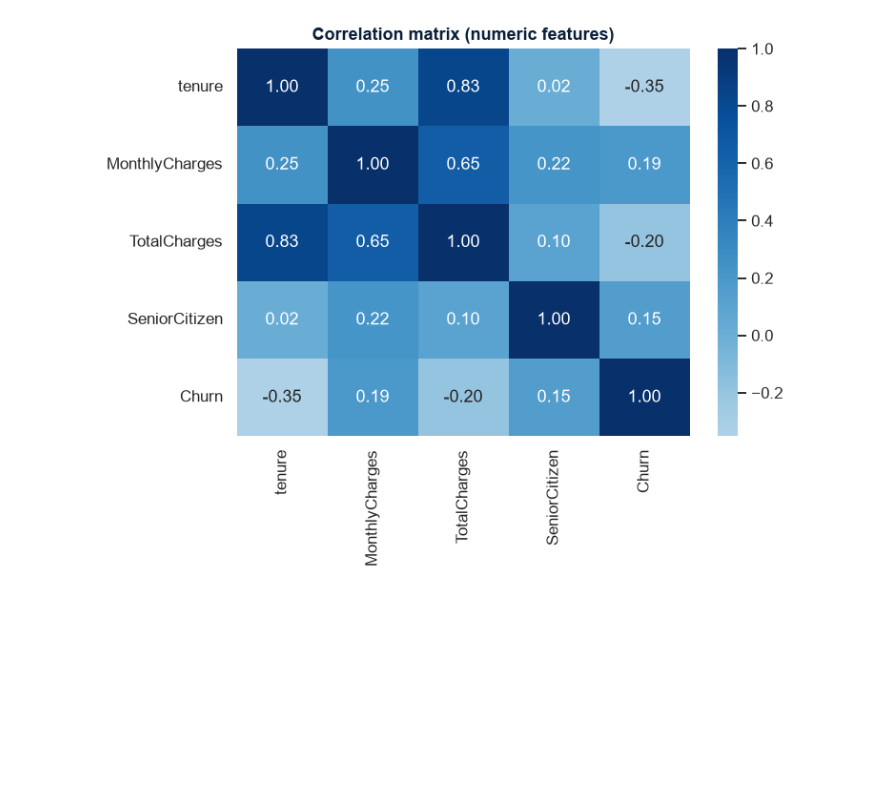
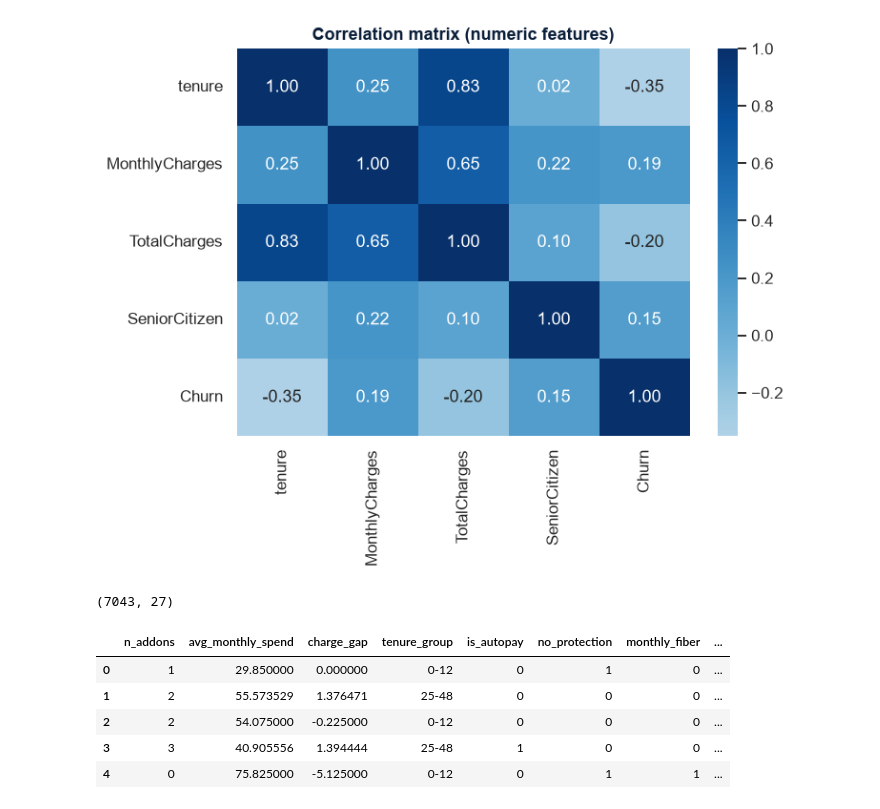
Before and after one commit to SouMej/customor-churn-prediction, a Jupyter notebook: notebooks/customer_churn_analysis.ipynb, the cells around one changed output. Cells and saved outputs as stored; diff of their text form; code cells hidden in the pictures; blank space fills up the shorter version.

```diff
--- a/notebooks/customer_churn_analysis.ipynb
+++ b/notebooks/customer_churn_analysis.ipynb
@@ -329,3 +331,19 @@ plt.savefig(RESULTS_DIR / "06_correlation_matrix.png", dpi=200, bbox_inches="tig
 plt.show()
 # %% [output]
 [figure]
+# %%
+from src.preprocessing import clean_data, add_features, build_preprocessor
+
+df = clean_data(df_raw)
+df_fe = add_features(df)
+print(df_fe.shape)          # (7043, 27): 26 features + Churn
+df_fe[["n_addons", "avg_monthly_spend", "charge_gap", "tenure_group",
+       "is_autopay", "no_protection", "monthly_fiber", "Churn"]].head()
+# %% [output]
+(7043, 27)
+|  | n_addons | avg_monthly_spend | charge_gap | tenure_group | is_autopay | no_protection | monthly_fiber | ... |
+| 0 | 1 | 29.850000 | 0.000000 | 0-12 | 0 | 1 | 0 | ... |
+| 1 | 2 | 55.573529 | 1.376471 | 25-48 | 0 | 0 | 0 | ... |
+| 2 | 2 | 54.075000 | -0.225000 | 0-12 | 0 | 0 | 0 | ... |
+| 3 | 3 | 40.905556 | 1.394444 | 25-48 | 1 | 0 | 0 | ... |
+| 4 | 0 | 75.825000 | -5.125000 | 0-12 | 0 | 1 | 1 | ... |
```
Also changed, not shown: parts of 14 cells of this notebook, 5 other files.
